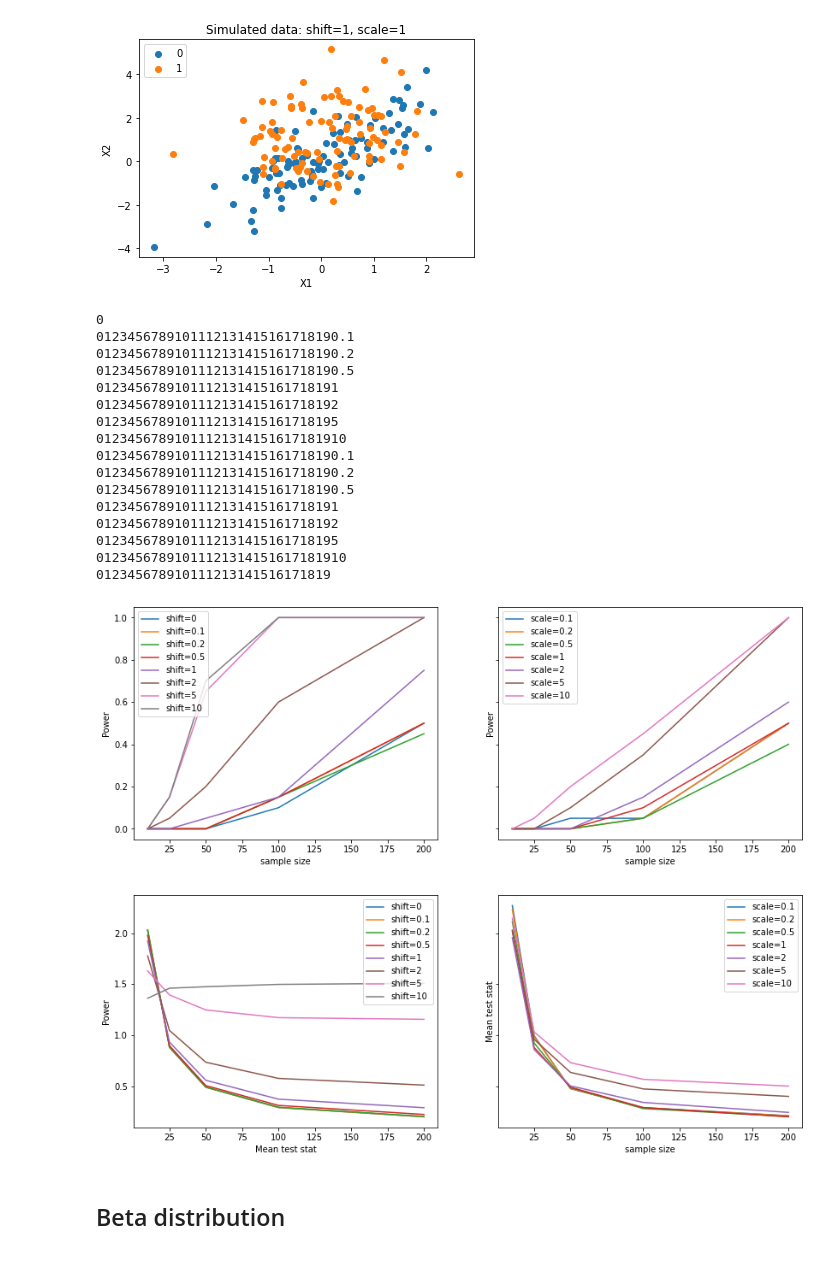
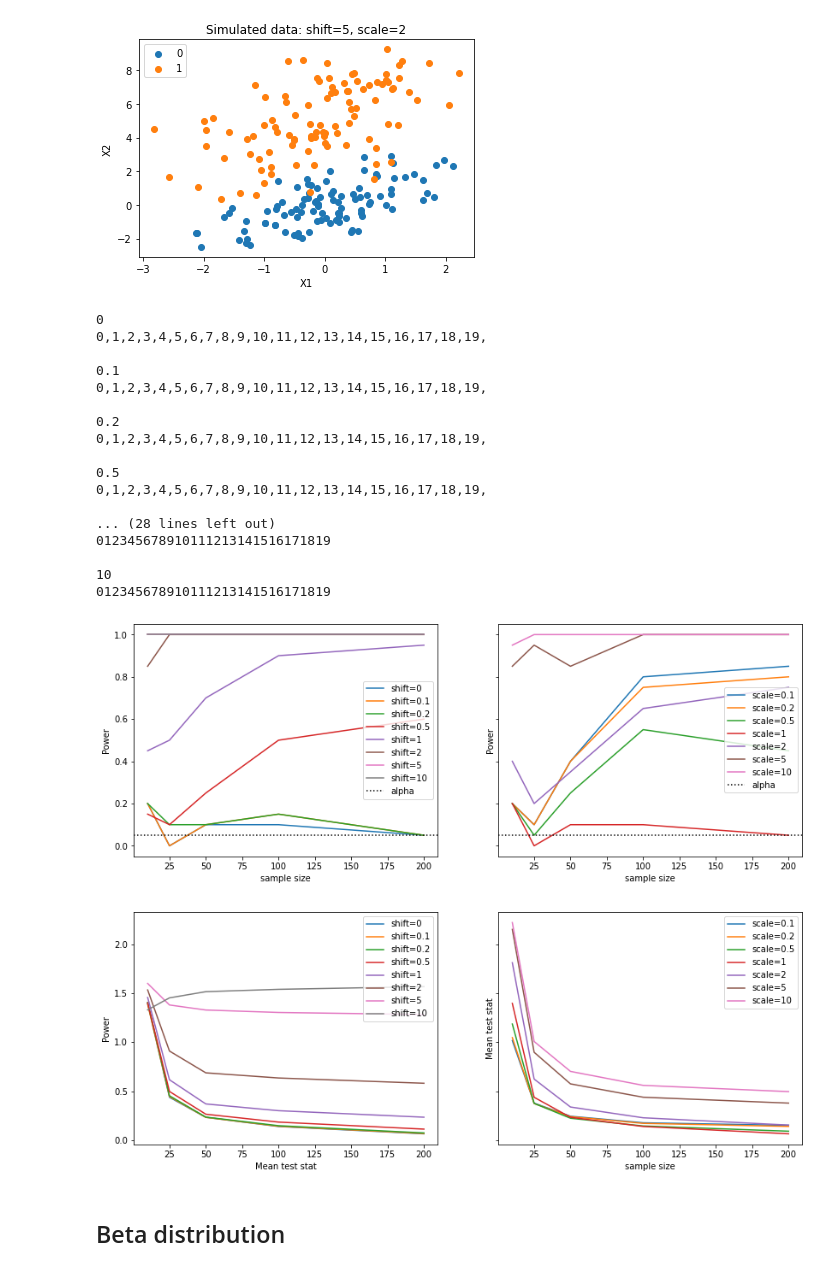
Before and after one commit to rflperry/sparse_shift, a Jupyter notebook: notebooks/03-kcd_benchmarking.ipynb, the cells around one changed output. Cells and saved outputs as stored; diff of their text form; code cells hidden in the pictures.

```diff
--- a/notebooks/03-kcd_benchmarking.ipynb
+++ b/notebooks/03-kcd_benchmarking.ipynb
@@ -10,7 +10,7 @@ def simulate_data(n, shift=0, scale=1, random_state=None):
     y1 = np.ones((n, 1)) * 0
 
     X21 = np.random.normal(0, 1, (n, 1))
-    X22 = X11 + np.random.normal(shift, scale, (n, 1))
+    X22 = X21 + np.random.normal(shift, scale, (n, 1))
     y2 = np.ones((n, 1))
 
     return np.block([
@@ -22,18 +20,18 @@ X, y = simulate_data()
 # %%
-shift = 1
-scale = 1
+shift = 5
+scale = 2
 X, y = simulate_data(100, shift=shift, scale=scale)
 f, ax = plt.subplots(1, 1)
 for y_val in np.unique(y):
     idx = np.where(y == y_val)[0]
     plt.scatter(X[idx, 0], X[idx, 1], label=y_val)
 plt.xlabel('X1')
 plt.ylabel('X2')
 plt.title(f'Simulated data: shift={shift}, scale={scale}')
 ax.legend()
 plt.show()
 # %% [output]
-[figure, old version]
+[figure, new version]
 # %%
 ns = [10, 25, 50, 100, 200]
 n_reps = 100
@@ -48,7 +46,7 @@ shift_stats = []
 for shift in shifts:
     print(shift, end='\n')
     for prep in range(n_power_reps):
-        print(prep, end='')
+        print(prep, end=', ')
         for n in ns:
             X, y = simulate_data(n=n, shift=shift, random_state=prep)
             stat, pvalue = KCD(n_jobs=n_jobs).test(
@@ -63,7 +61,7 @@ scale_stats = []
 for scale in scales:
     print(scale, end='\n')
     for prep in range(n_power_reps):
-        print(prep, end='')
+        print(prep, end=', ')
         for n in ns:
             X, y = simulate_data(n=n, scale=scale, random_state=prep)
             stat, pvalue = KCD(n_jobs=n_jobs).test(
@@ -74,21 +72,22 @@ for scale in scales:
     print('\n')
 # %% [output]
 0
-0123456789101112131415161718190.1
-0123456789101112131415161718190.2
-0123456789101112131415161718190.5
-0123456789101112131415161718191
-0123456789101112131415161718192
-0123456789101112131415161718195
-01234567891011121314151617181910
-0123456789101112131415161718190.1
-0123456789101112131415161718190.2
-0123456789101112131415161718190.5
-0123456789101112131415161718191
-0123456789101112131415161718192
-0123456789101112131415161718195
-01234567891011121314151617181910
+0,1,2,3,4,5,6,7,8,9,10,11,12,13,14,15,16,17,18,19,
+
+0.1
+0,1,2,3,4,5,6,7,8,9,10,11,12,13,14,15,16,17,18,19,
+
+0.2
+0,1,2,3,4,5,6,7,8,9,10,11,12,13,14,15,16,17,18,19,
+
+0.5
+0,1,2,3,4,5,6,7,8,9,10,11,12,13,14,15,16,17,18,19,
+
+... (28 lines left out)
 012345678910111213141516171819
+
+10
+012345678910111213141516171819
 # %%
 np.save(
     '../data/03_shift_pvals.npy',
@@ -111,6 +110,7 @@ fig, axes = plt.subplots(1, 2, figsize=(14, 5), sharey=True)
 ax = axes[0]
 for i, shift in enumerate(shifts):
     ax.plot(ns, power_plot[i], label=f'shift={shift}')
+ax.axhline(alpha, c='black', ls=':', label='alpha')
 ax.legend()
 ax.set_xlabel('sample size')
 ax.set_ylabel('Power')
@@ -120,13 +120,14 @@ power_plot = (power_plot <= alpha).mean(axis=1)
 ax = axes[1]
 for i, scale in enumerate(scales):
     ax.plot(ns, power_plot[i], label=f'scale={scale}')
+ax.axhline(alpha, c='black', ls=':', label='alpha')
 ax.legend()
 ax.set_xlabel('sample size')
 ax.set_ylabel('Power')
 
 plt.show()
 # %% [output]
-[figure, old version]
+[figure, new version]
 # %%
 alpha = 0.05
 power_plot = np.reshape(shift_stats, (len(shifts), n_power_reps, len(ns)))
@@ -151,7 +152,7 @@ ax.set_ylabel('Mean test stat')
 
 plt.show()
 # %% [output]
-[figure, old version]
+[figure, new version]
 # %% [markdown]
 ## Beta distribution
 # %%
```
Also changed, not shown: parts of 6 cells of this notebook, 7 other files.
